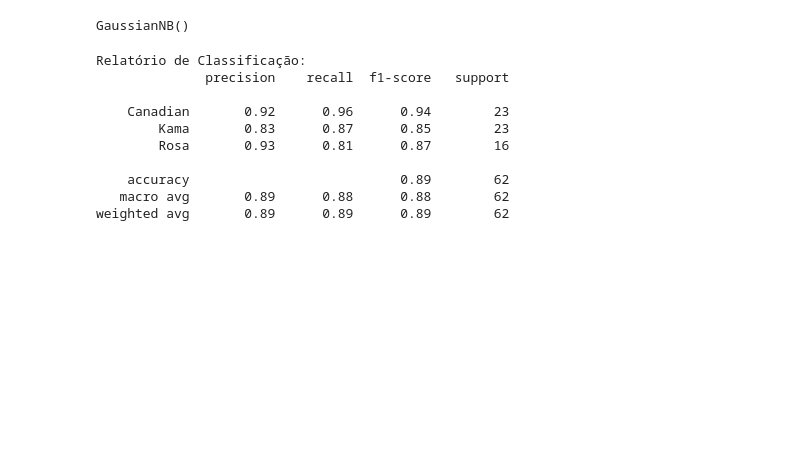
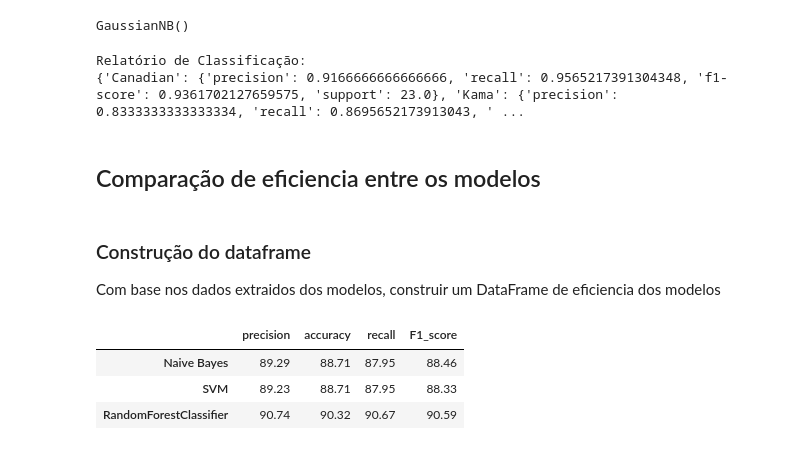
Before and after one commit to Raquerd/FASE-4---Cap3, a Jupyter notebook: script/script.ipynb, the cells around one changed output. Cells and saved outputs as stored; diff of their text form; code cells hidden in the pictures; blank space fills up the shorter version.

```diff
--- a/script/script.ipynb
+++ b/script/script.ipynb
@@ -251,16 +249,38 @@ ml_bayes.fit(x_train, y_train)
 GaussianNB()
 # %%
 bayes_predict = ml_bayes.predict(x_test)
+
 print("\nRelatório de Classificação:")
-print(classification_report(y_test, bayes_predict))
+report_bayes = classification_report(y_test, bayes_predict, output_dict=True)
+print(report_bayes)
 # %% [output]
 Relatório de Classificação:
-              precision    recall  f1-score   support
-
-    Canadian       0.92      0.96      0.94        23
-        Kama       0.83      0.87      0.85        23
-        Rosa       0.93      0.81      0.87        16
-
-    accuracy                           0.89        62
-   macro avg       0.89      0.88      0.88        62
-weighted avg       0.89      0.89      0.89        62
+{'Canadian': {'precision': 0.9166666666666666, 'recall': 0.9565217391304348, 'f1-score': 0.9361702127659575, 'support': 23.0}, 'Kama': {'precision': 0.8333333333333334, 'recall': 0.8695652173913043, ' ...
+# %% [markdown]
+## Comparação de eficiencia entre os modelos
+# %% [markdown]
+### Construção do dataframe
+Com base nos dados extraidos dos modelos, construir um DataFrame de eficiencia dos modelos
+# %%
+cm_models_comparation = pd.DataFrame(
+    {
+        'precision':[
+            round(float(report_bayes['macro avg']['precision']*100),2), round(float(report_svm['macro avg']['precision']*100),2), round(float(report_rdc['macro avg']['precision']*100),2)
+        ],
+        'accuracy':[
+            round(float(report_bayes['accuracy']*100),2), round(float(report_svm['accuracy']*100),2), round(float(report_rdc['accuracy']*100),2)
+        ],
+        'recall':[
+            round(float(report_bayes['macro avg']['recall']*100),2), round(float(report_svm['macro avg']['recall']*100),2), round(float(report_rdc['macro avg']['recall']*100),2)
+        ],
+        'F1_score':[
+            round(float(report_bayes['macro avg']['f1-score']*100),2), round(float(report_svm['macro avg']['f1-score']*100),2), round(float(report_rdc['macro avg']['f1-score']*100),2)
+        ]
+    },index=['Naive Bayes', 'SVM', 'RandomForestClassifier']
+)
+display(cm_models_comparation)
+# %% [output]
+|  | precision | accuracy | recall | F1_score |
+| Naive Bayes | 89.29 | 88.71 | 87.95 | 88.46 |
+| SVM | 89.23 | 88.71 | 87.95 | 88.33 |
+| RandomForestClassifier | 90.74 | 90.32 | 90.67 | 90.59 |
```
Also changed, not shown: parts of 12 cells of this notebook.
